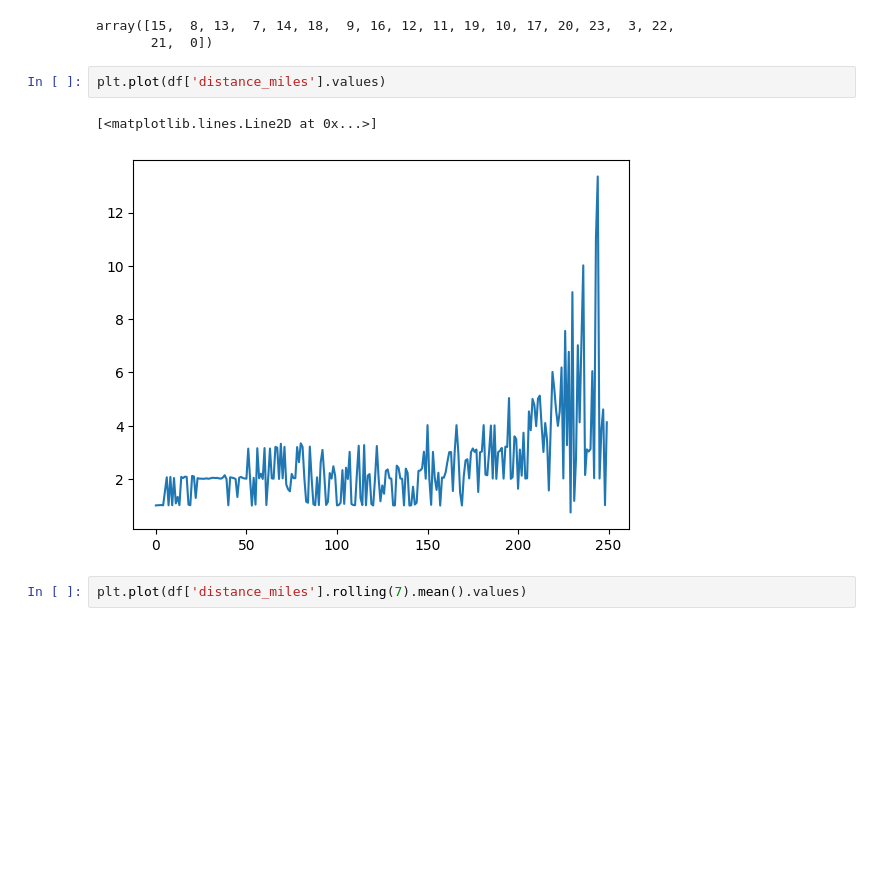
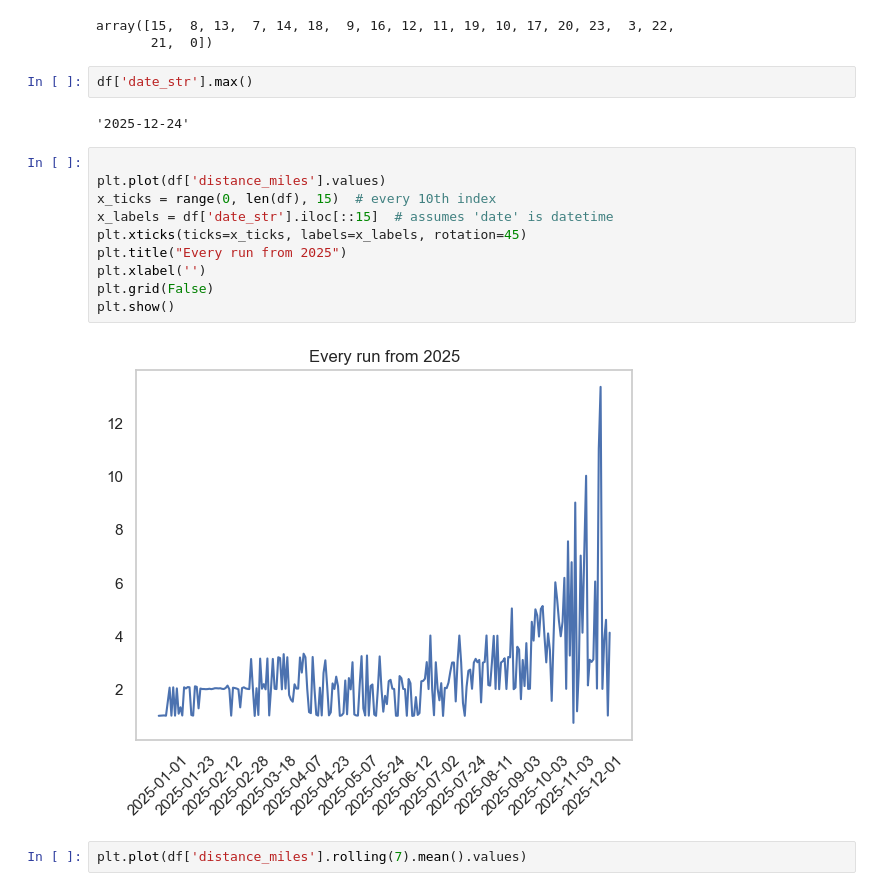
Before and after one commit to benstager/strava, a Jupyter notebook: analysis.ipynb, the cells around one changed output. Cells and saved outputs as stored; diff of their text form; blank space fills up the shorter version.

```diff
--- a/analysis.ipynb
+++ b/analysis.ipynb
@@ -106,11 +111,22 @@ df['hour'].unique()
 # %% [output]
 array([15,  8, 13,  7, 14, 18,  9, 16, 12, 11, 19, 10, 17, 20, 23,  3, 22,
        21,  0])
-# %%
-plt.plot(df['distance_miles'].values)
-# %% [output]
-[<matplotlib.lines.Line2D at 0x...>]
-[figure, removed]
+# %%
+df['date_str'].max()
+# %% [output]
+'2025-12-24'
+# %%
+
+plt.plot(df['distance_miles'].values)
+x_ticks = range(0, len(df), 15)  # every 10th index
+x_labels = df['date_str'].iloc[::15]  # assumes 'date' is datetime
+plt.xticks(ticks=x_ticks, labels=x_labels, rotation=45)
+plt.title("Every run from 2025")
+plt.xlabel('')
+plt.grid(False)
+plt.show()
+# %% [output]
+[figure, added]
 # %%
 plt.plot(df['distance_miles'].rolling(7).mean().values)
 # %% [output]
```
Also changed, not shown: parts of 13 cells of this notebook.
